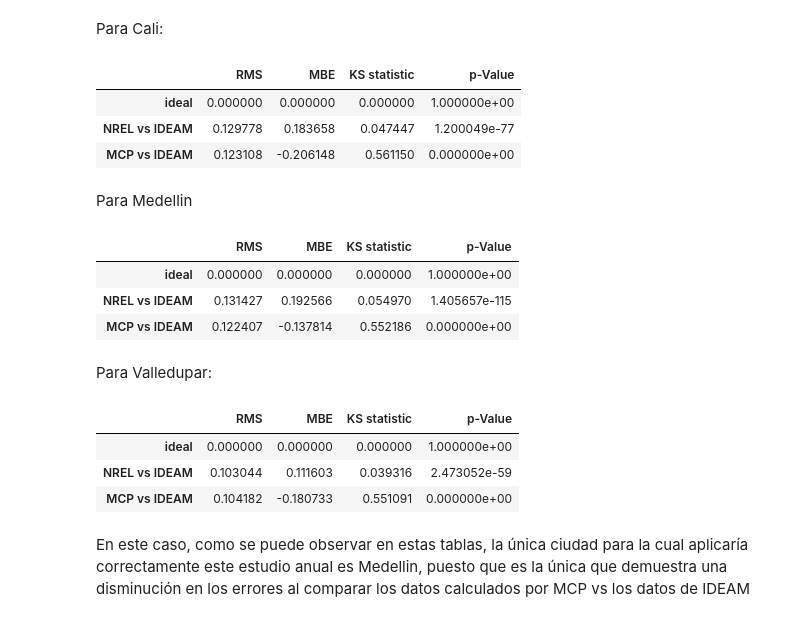
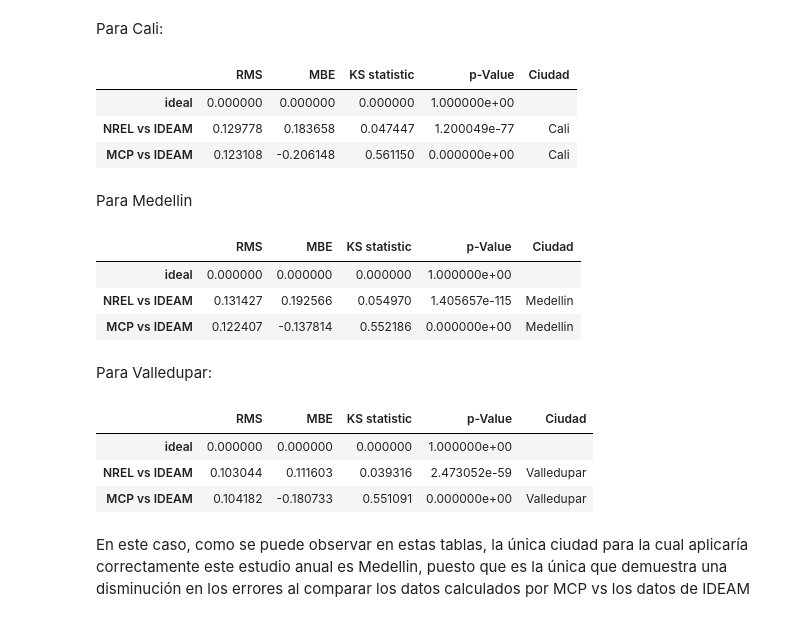
Before and after one commit to JuanVillegasSantos/Herramientas-Computacionales-IMEC3602, a Jupyter notebook: 02_taller01/solucionTaller.ipynb, the cells around one changed output. Saved outputs shown, nothing was run; the diff lists cells and outputs as text; code cells hidden in the pictures.

```diff
--- a/02_taller01/solucionTaller.ipynb
+++ b/02_taller01/solucionTaller.ipynb
@@ -201,11 +201,22 @@ def KSI(agnoInicial,mesInicial,agnoFinal,mesFinal,ciudad):
     df=pd.DataFrame({'D':[0,ErNREL[0],ErMCP[0]],'p-Value':[1,ErNREL[1],ErMCP[1]]},index=['ideal','NREL vs IDEAM','MCP vs IDEAM'])
     return df
 # %%
-def errores(agnoInicial,mesInicial,agnoFinal,mesFinal,ciudad):
+def erroresPorCiudad(agnoInicial,mesInicial,agnoFinal,mesFinal,ciudad):
     df=RMS(agnoInicial,mesInicial,agnoFinal,mesFinal,ciudad)
     df['MBE']=MBE(agnoInicial,mesInicial,agnoFinal,mesFinal,ciudad)['MBE']
     df['KS statistic']=KSI(agnoInicial,mesInicial,agnoFinal,mesFinal,ciudad)['D']
     df['p-Value']=KSI(agnoInicial,mesInicial,agnoFinal,mesFinal,ciudad)['p-Value']
+    df['Ciudad']=['',ciudad,ciudad]
+    return df
+def errores(agnoInicial,mesInicial,agnoFinal,mesFinal):
+    df=erroresPorCiudad(agnoInicial,mesInicial,agnoFinal,mesFinal,'Barranquilla')
+    df=df.append(erroresPorCiudad(agnoInicial,mesInicial,agnoFinal,mesFinal,'Cali').loc['NREL vs IDEAM':])
+    df=df.append(erroresPorCiudad(agnoInicial,mesInicial,agnoFinal,mesFinal,'Carmendebolivar').loc['NREL vs IDEAM':])
+    df=df.append(erroresPorCiudad(agnoInicial,mesInicial,agnoFinal,mesFinal,'Medellin').loc['NREL vs IDEAM':])
+    df=df.append(erroresPorCiudad(agnoInicial,mesInicial,agnoFinal,mesFinal,'SantaMarta').loc['NREL vs IDEAM':])
+    df=df.append(erroresPorCiudad(agnoInicial,mesInicial,agnoFinal,mesFinal,'Sucre').loc['NREL vs IDEAM':])
+    df=df.append(erroresPorCiudad(agnoInicial,mesInicial,agnoFinal,mesFinal,'Uribia').loc['NREL vs IDEAM':])
+    df=df.append(erroresPorCiudad(agnoInicial,mesInicial,agnoFinal,mesFinal,'Valledupar').loc['NREL vs IDEAM':])
     return df
 def enficcs(agnoInicial,mesInicial,agnoFinal,mesFinal,ciudad):
     enIDEAM=enficc(llamarDatos(ciudad,'IDEAM'))
@@ -295,30 +306,30 @@ Como se mencinó, para Cali, Medellin y Valledupar se ve una afinidad de los dat
 # %% [markdown]
 Para Cali:
 # %%
-errores (2008,1,2008,12,'Cali')
+erroresPorCiudad (2008,1,2008,12,'Cali')
 # %% [output]
-|  | RMS | MBE | KS statistic | p-Value |
-| ideal | 0.000000 | 0.000000 | 0.000000 | 1.000000e+00 |
-| NREL vs IDEAM | 0.129778 | 0.183658 | 0.047447 | 1.200049e-77 |
-| MCP vs IDEAM | 0.123108 | -0.206148 | 0.561150 | 0.000000e+00 |
+|  | RMS | MBE | KS statistic | p-Value | Ciudad |
+| ideal | 0.000000 | 0.000000 | 0.000000 | 1.000000e+00 |  |
+| NREL vs IDEAM | 0.129778 | 0.183658 | 0.047447 | 1.200049e-77 | Cali |
+| MCP vs IDEAM | 0.123108 | -0.206148 | 0.561150 | 0.000000e+00 | Cali |
 # %% [markdown]
 Para Medellin
 # %%
-errores(2008,1,2008,12,'Medellin')
+erroresPorCiudad(2008,1,2008,12,'Medellin')
 # %% [output]
-|  | RMS | MBE | KS statistic | p-Value |
-| ideal | 0.000000 | 0.000000 | 0.000000 | 1.000000e+00 |
-| NREL vs IDEAM | 0.131427 | 0.192566 | 0.054970 | 1.405657e-115 |
-| MCP vs IDEAM | 0.122407 | -0.137814 | 0.552186 | 0.000000e+00 |
+|  | RMS | MBE | KS statistic | p-Value | Ciudad |
+| ideal | 0.000000 | 0.000000 | 0.000000 | 1.000000e+00 |  |
+| NREL vs IDEAM | 0.131427 | 0.192566 | 0.054970 | 1.405657e-115 | Medellin |
+| MCP vs IDEAM | 0.122407 | -0.137814 | 0.552186 | 0.000000e+00 | Medellin |
 # %% [markdown]
 Para Valledupar:
 # %%
-errores(2008,1,2008,12,'Valledupar')
+erroresPorCiudad(2008,1,2008,12,'Valledupar')
 # %% [output]
-|  | RMS | MBE | KS statistic | p-Value |
-| ideal | 0.000000 | 0.000000 | 0.000000 | 1.000000e+00 |
-| NREL vs IDEAM | 0.103044 | 0.111603 | 0.039316 | 2.473052e-59 |
-| MCP vs IDEAM | 0.104182 | -0.180733 | 0.551091 | 0.000000e+00 |
+|  | RMS | MBE | KS statistic | p-Value | Ciudad |
+| ideal | 0.000000 | 0.000000 | 0.000000 | 1.000000e+00 |  |
+| NREL vs IDEAM | 0.103044 | 0.111603 | 0.039316 | 2.473052e-59 | Valledupar |
+| MCP vs IDEAM | 0.104182 | -0.180733 | 0.551091 | 0.000000e+00 | Valledupar |
 # %% [markdown]
 En este caso, como se puede observar en estas tablas, la única ciudad para la cual aplicaría correctamente este estudio anual es Medellin, puesto que es la única que demuestra una disminución en los errores al comparar los datos calculados por MCP vs los datos de IDEAM
 # %% [markdown]
```
Also changed, not shown: parts of 20 cells of this notebook.
